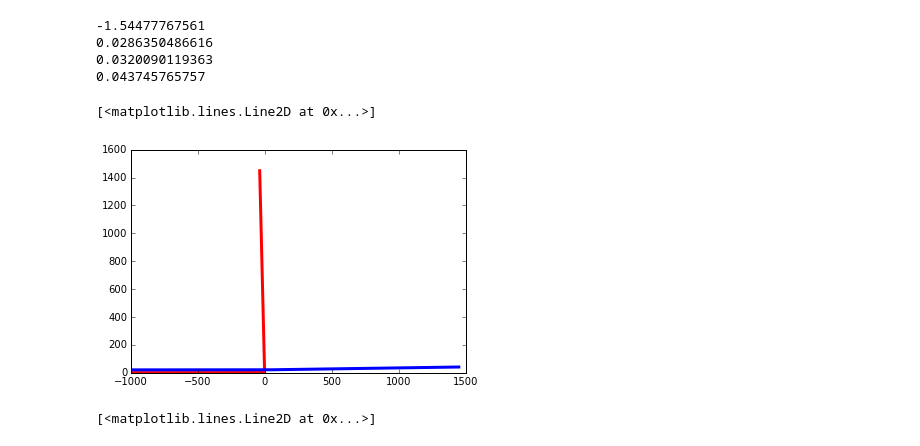
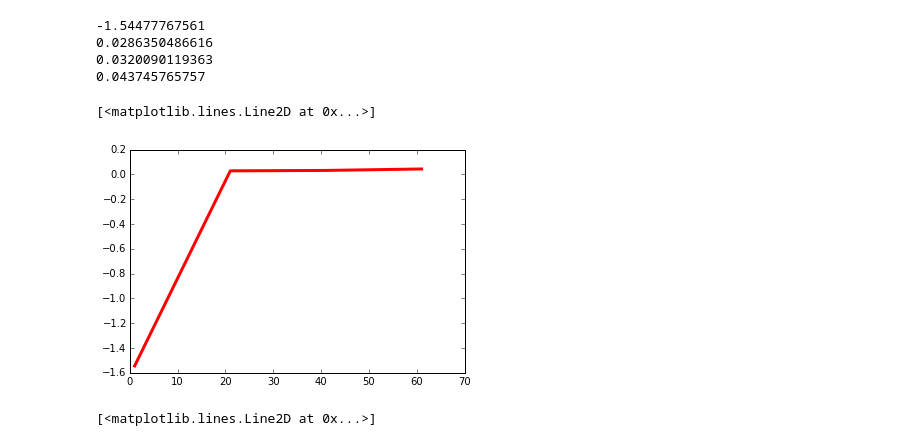
Before and after one commit to liamtimms/NotesAndExercises, a Jupyter notebook: HW_01_ChallengeFrom_02_03.ipynb, the cells around one changed output. Cells and saved outputs as stored; diff of their text form; code cells hidden in the pictures.

```diff
--- a/HW_01_ChallengeFrom_02_03.ipynb
+++ b/HW_01_ChallengeFrom_02_03.ipynb
@@ -68,38 +68,38 @@ vxs = np.zeros(shape=(bsteps,tsteps))
 vys = np.zeros(shape=(bsteps,tsteps))
 Es = np.zeros(shape=(bsteps,tsteps))
 bs=np.zeros(shape=(bsteps))
 thetas=np.zeros(shape=(bsteps))
 
 m=1. #defines masses and starting positions, start along x axis for circular orbits
 
 b=bo
 for n in range(0, bsteps):
-    p=particle(m, -rmax, b, math.sqrt(2*Eo/m), 0., 0., 0.)
+    p=particle(m, -rmax, b, math.sqrt(2*Eo/m), 0., 0., 0., E0)
     for i in range(0, tsteps):
             xs[n,i] = p.x
             ys[n,i] = p.y
             vxs[n,i]= p.vx
             vys[n,i]= p.vy
             Es[n,i] = p.KE
             ts[n,i]=i*dt
             p.verlet(Vo, a, dt)
     thetas[n]=math.atan(p.y/p.x)
     print(thetas[n])
     bs[n]=b
     b+=db
 
 
-#pyplot.plot(bs, thetas, color="#FF0000", ls='-', lw=3)
+pyplot.plot(bs, thetas, color="#FF0000", ls='-', lw=3)
 
-pyplot.plot(xs[0,:], ys[0,:], color="red", ls='-', lw=3)
-pyplot.plot(xs[1,:], ys[1,:], color="blue", ls='-', lw=3)
+#pyplot.plot(xs[0,:], ys[0,:], color="red", ls='-', lw=3)
+#pyplot.plot(xs[1,:], ys[1,:], color="blue", ls='-', lw=3)
 # %% [output]
 -1.54477767561
 0.0286350486616
 0.0320090119363
 0.043745765757
 [<matplotlib.lines.Line2D at 0x...>]
-[figure, old version]
+[figure, new version]
 # %%
 #pyplot.plot(xs[0,:], ys[0,:], color="red", ls='-', lw=3)
 pyplot.plot(xs[1,:], ys[1,:], color="blue", ls='-', lw=3)
```
Also changed, not shown: parts of 3 cells of this notebook.
